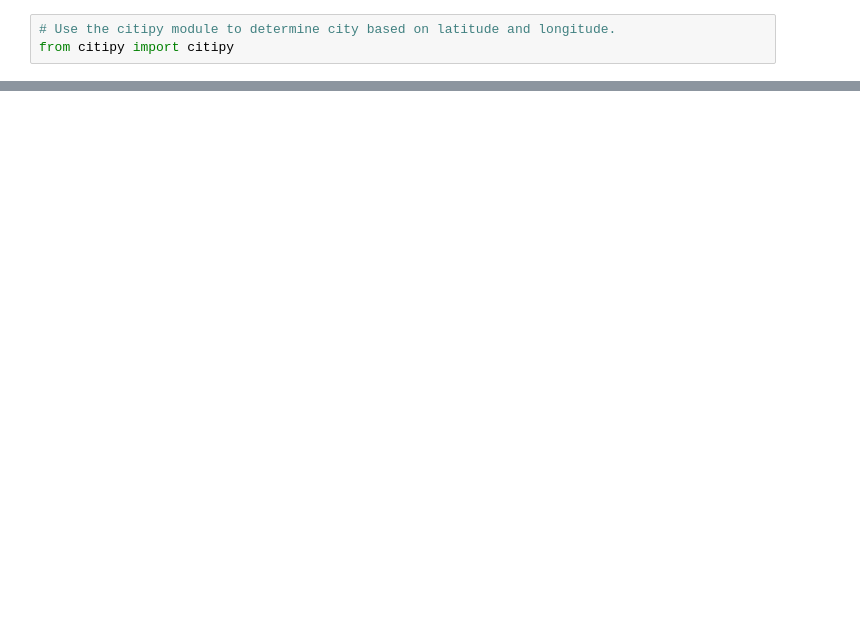
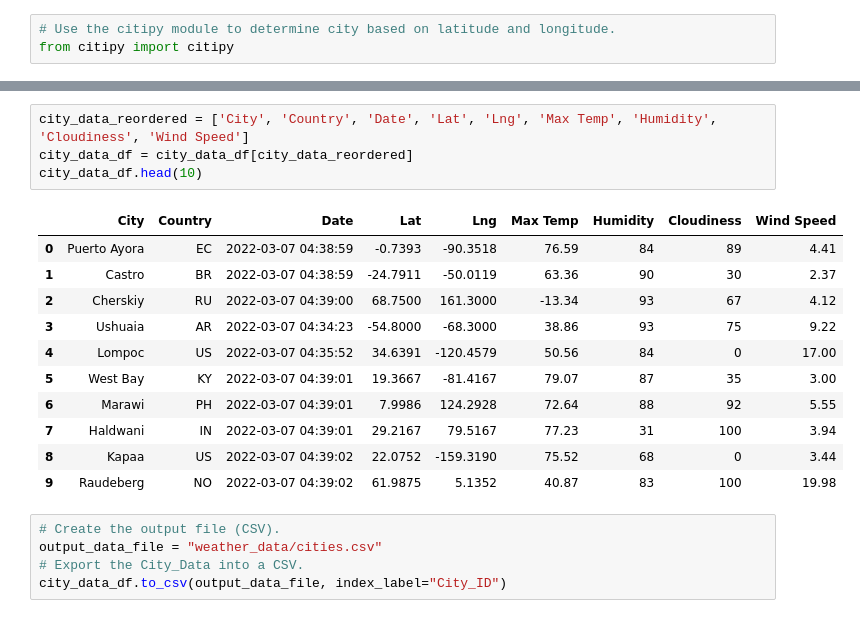
Before and after one commit to jvvyas/World_Weather_Analysis, a Jupyter notebook: WeatherPy.ipynb, the cells around one changed output, grey strips where cells are left out. Cells and saved outputs as stored; diff of their text form; blank space fills up the shorter version.

```diff
--- a/WeatherPy.ipynb
+++ b/WeatherPy.ipynb
@@ -52,0 +174,21 @@ len(cities)
+# %%
+city_data_reordered = ['City', 'Country', 'Date', 'Lat', 'Lng', 'Max Temp', 'Humidity', 'Cloudiness', 'Wind Speed']
+city_data_df = city_data_df[city_data_reordered]
+city_data_df.head(10)
+# %% [output]
+|  | City | Country | Date | Lat | Lng | Max Temp | Humidity | Cloudiness | Wind Speed |
+| 0 | Puerto Ayora | EC | 2022-03-07 04:38:59 | -0.7393 | -90.3518 | 76.59 | 84 | 89 | 4.41 |
+| 1 | Castro | BR | 2022-03-07 04:38:59 | -24.7911 | -50.0119 | 63.36 | 90 | 30 | 2.37 |
+| 2 | Cherskiy | RU | 2022-03-07 04:39:00 | 68.7500 | 161.3000 | -13.34 | 93 | 67 | 4.12 |
+| 3 | Ushuaia | AR | 2022-03-07 04:34:23 | -54.8000 | -68.3000 | 38.86 | 93 | 75 | 9.22 |
+| 4 | Lompoc | US | 2022-03-07 04:35:52 | 34.6391 | -120.4579 | 50.56 | 84 | 0 | 17.00 |
+| 5 | West Bay | KY | 2022-03-07 04:39:01 | 19.3667 | -81.4167 | 79.07 | 87 | 35 | 3.00 |
+| 6 | Marawi | PH | 2022-03-07 04:39:01 | 7.9986 | 124.2928 | 72.64 | 88 | 92 | 5.55 |
+| 7 | Haldwani | IN | 2022-03-07 04:39:01 | 29.2167 | 79.5167 | 77.23 | 31 | 100 | 3.94 |
+| 8 | Kapaa | US | 2022-03-07 04:39:02 | 22.0752 | -159.3190 | 75.52 | 68 | 0 | 3.44 |
+| 9 | Raudeberg | NO | 2022-03-07 04:39:02 | 61.9875 | 5.1352 | 40.87 | 83 | 100 | 19.98 |
+# %%
+# Create the output file (CSV).
+output_data_file = "weather_data/cities.csv"
+# Export the City_Data into a CSV.
+city_data_df.to_csv(output_data_file, index_label="City_ID")
```
Also changed, not shown: parts of 8 cells of this notebook.
